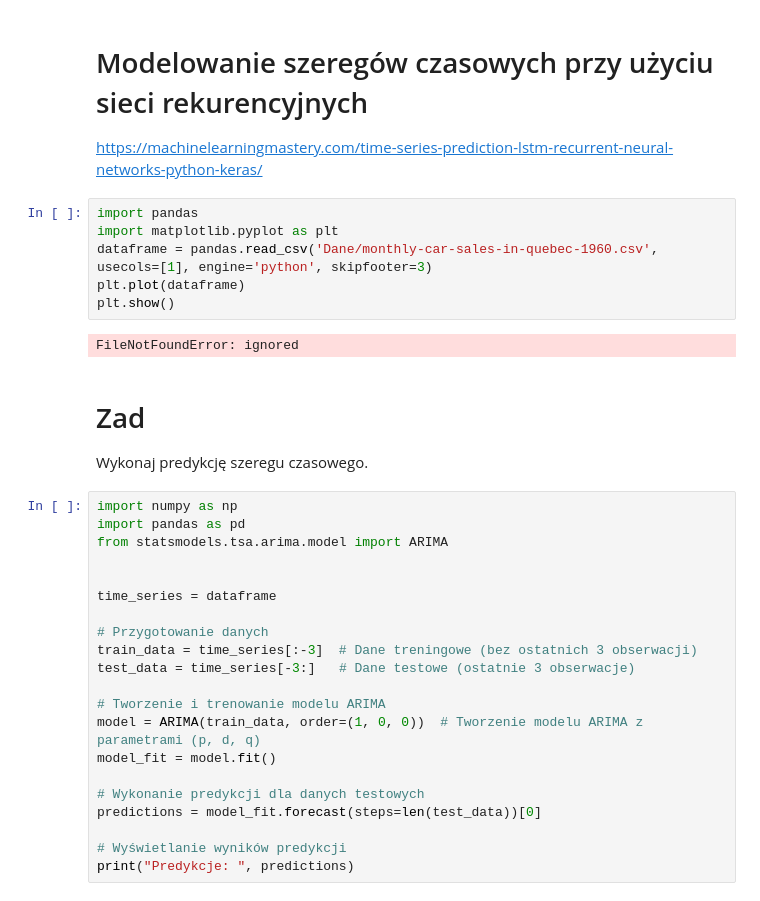
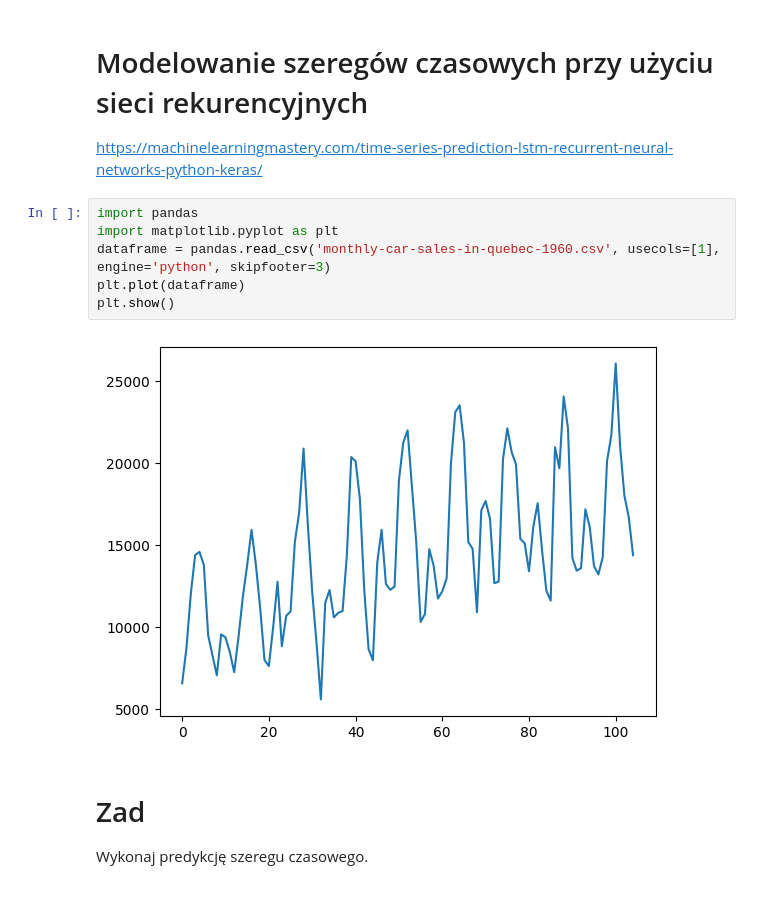
Before and after one commit to Dmpoaod/podstawy_sztucznej_inteligencji, a Jupyter notebook: Z13_H_time_series.ipynb, the cells around one changed output. Cells and saved outputs as stored; diff of their text form.

```diff
--- a/Z13_H_time_series.ipynb
+++ b/Z13_H_time_series.ipynb
@@ -32,32 +42,11 @@ https://machinelearningmastery.com/time-series-prediction-lstm-recurrent-neural-
 # %%
 import pandas
 import matplotlib.pyplot as plt
-dataframe = pandas.read_csv('Dane/monthly-car-sales-in-quebec-1960.csv', usecols=[1], engine='python', skipfooter=3)
+dataframe = pandas.read_csv('monthly-car-sales-in-quebec-1960.csv', usecols=[1], engine='python', skipfooter=3)
 plt.plot(dataframe)
 plt.show()
 # %% [output]
-FileNotFoundError: ignored
+[figure, added]
 # %% [markdown]
 # Zad
 Wykonaj predykcję szeregu czasowego.
-# %%
-import numpy as np
-import pandas as pd
-from statsmodels.tsa.arima.model import ARIMA
-
-
-time_series = dataframe
-
-# Przygotowanie danych
-train_data = time_series[:-3]  # Dane treningowe (bez ostatnich 3 obserwacji)
-test_data = time_series[-3:]   # Dane testowe (ostatnie 3 obserwacje)
-
-# Tworzenie i trenowanie modelu ARIMA
-model = ARIMA(train_data, order=(1, 0, 0))  # Tworzenie modelu ARIMA z parametrami (p, d, q)
-model_fit = model.fit()
-
-# Wykonanie predykcji dla danych testowych
-predictions = model_fit.forecast(steps=len(test_data))[0]
-
-# Wyświetlanie wyników predykcji
-print("Predykcje: ", predictions)
```
Also changed, not shown: parts of 2 cells of this notebook.
